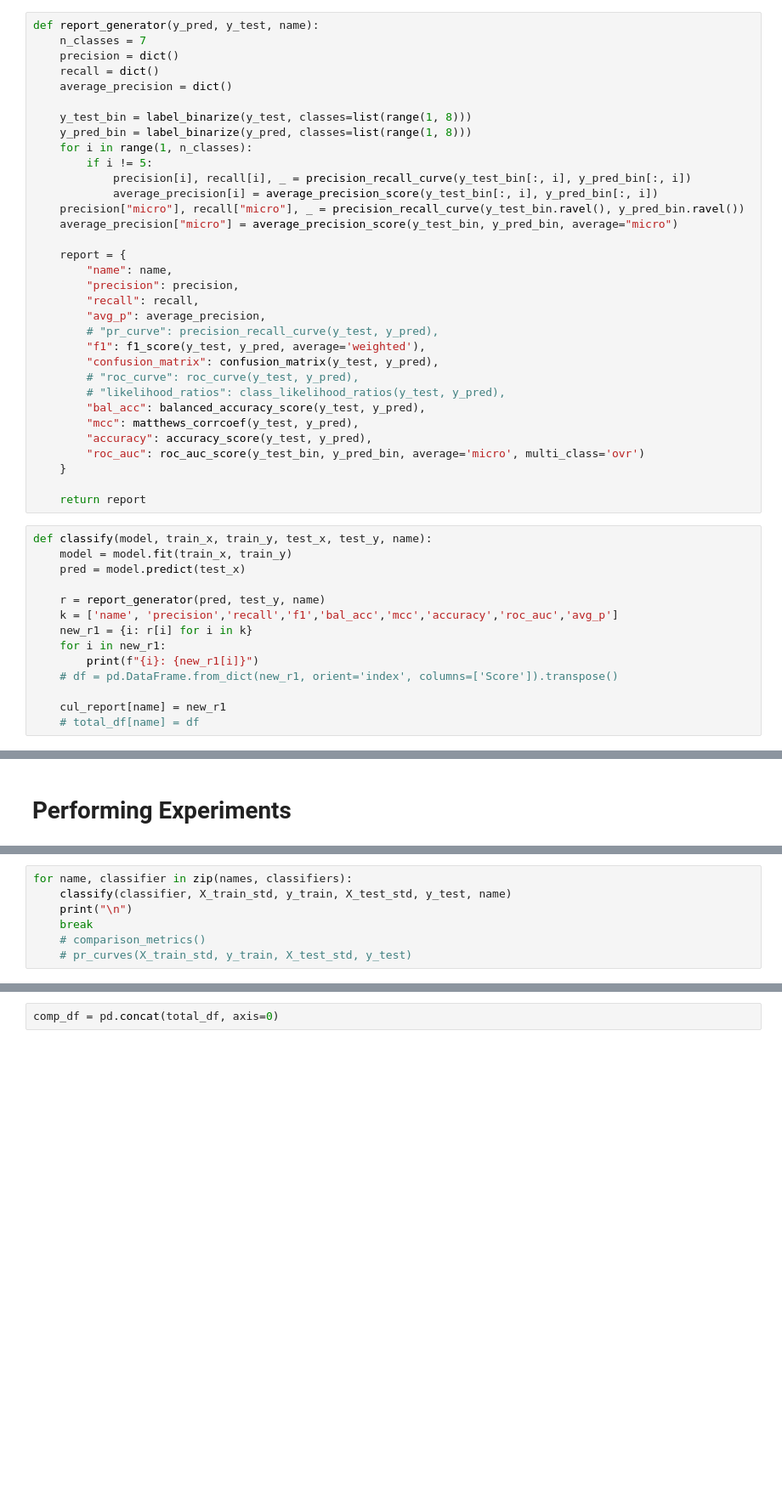
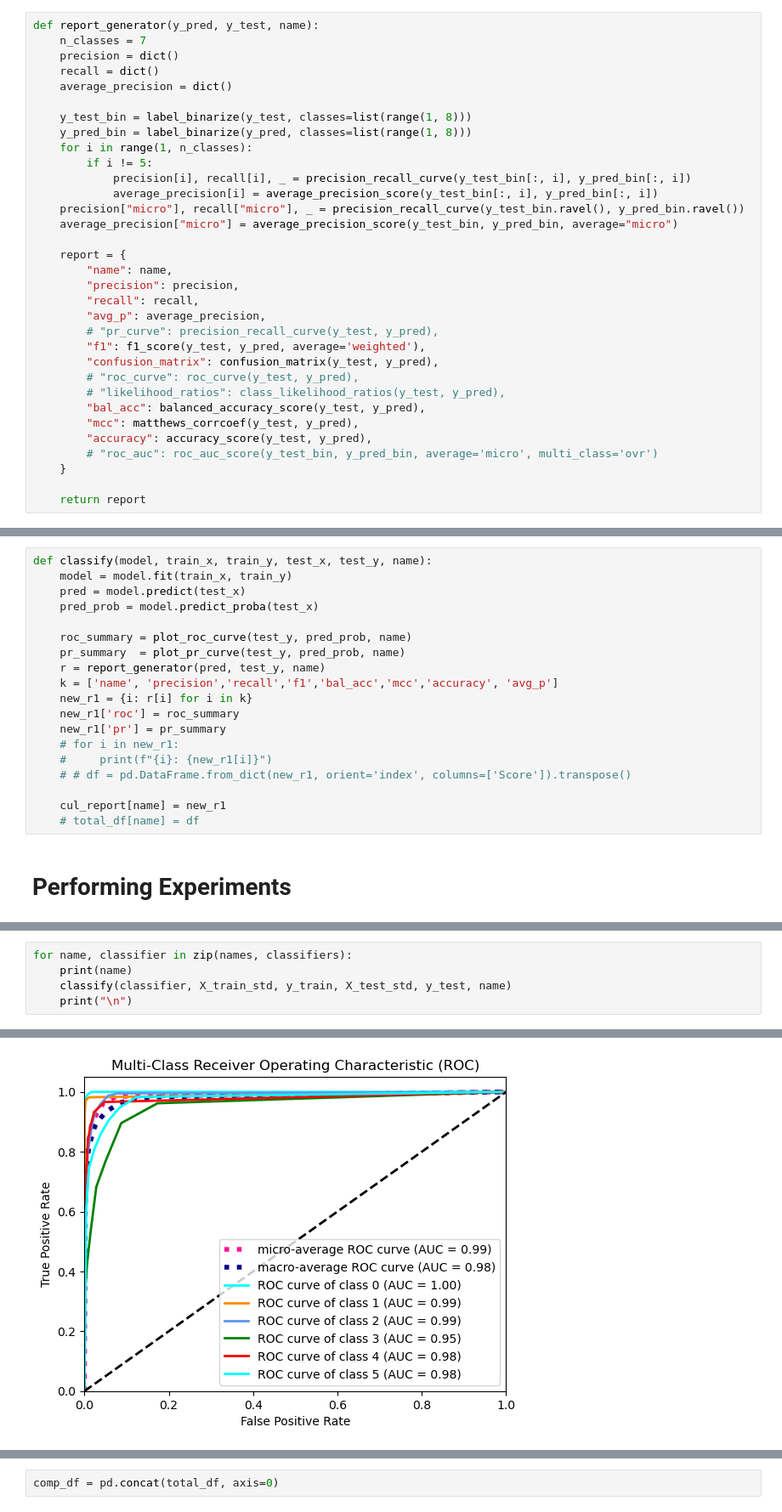
Before and after one commit to PranavRao25/Data-Analytics, a Jupyter notebook: assignment-7/code.ipynb, the cells around one changed output, grey strips where cells are left out. Shown at 85% size. Drawn from its saved outputs; the diff is of its cells as text; blank space fills up the shorter version.

Commit message:
roc and pr curve plotted

```diff
--- a/assignment-7/code.ipynb
+++ b/assignment-7/code.ipynb
@@ -212,24 +181,10 @@ def report_generator(y_pred, y_test, name):
         "bal_acc": balanced_accuracy_score(y_test, y_pred),
         "mcc": matthews_corrcoef(y_test, y_pred),
         "accuracy": accuracy_score(y_test, y_pred),
-        "roc_auc": roc_auc_score(y_test_bin, y_pred_bin, average='micro', multi_class='ovr')
+        # "roc_auc": roc_auc_score(y_test_bin, y_pred_bin, average='micro', multi_class='ovr')
     }
 
     return report
-# %%
-def classify(model, train_x, train_y, test_x, test_y, name):
-    model = model.fit(train_x, train_y)
-    pred = model.predict(test_x)
-
-    r = report_generator(pred, test_y, name)
-    k = ['name', 'precision','recall','f1','bal_acc','mcc','accuracy','roc_auc','avg_p']
-    new_r1 = {i: r[i] for i in k}
-    for i in new_r1:
-        print(f"{i}: {new_r1[i]}")
-    # df = pd.DataFrame.from_dict(new_r1, orient='index', columns=['Score']).transpose()
-
-    cul_report[name] = new_r1
-    # total_df[name] = df
 # %%
 def comparison_metrics():
     # Plot of Report generated using sklearn
@@ -444,2 +357,21 @@ def pr_curves(train_x, train_y, test_x, test_y):
+# %%
+def classify(model, train_x, train_y, test_x, test_y, name):
+    model = model.fit(train_x, train_y)
+    pred = model.predict(test_x)
+    pred_prob = model.predict_proba(test_x)
+
+    roc_summary = plot_roc_curve(test_y, pred_prob, name)
+    pr_summary  = plot_pr_curve(test_y, pred_prob, name)
+    r = report_generator(pred, test_y, name)
+    k = ['name', 'precision','recall','f1','bal_acc','mcc','accuracy', 'avg_p']
+    new_r1 = {i: r[i] for i in k}
+    new_r1['roc'] = roc_summary
+    new_r1['pr'] = pr_summary
+    # for i in new_r1:
+    #     print(f"{i}: {new_r1[i]}")
+    # # df = pd.DataFrame.from_dict(new_r1, orient='index', columns=['Score']).transpose()
+
+    cul_report[name] = new_r1
+    # total_df[name] = df
 # %% [markdown]
 # Performing Experiments
@@ -448,8 +409,6 @@ def pr_curves(train_x, train_y, test_x, test_y):
 # %%
 for name, classifier in zip(names, classifiers):
+    print(name)
     classify(classifier, X_train_std, y_train, X_test_std, y_test, name)
     print("\n")
-    break
-    # comparison_metrics()
-    # pr_curves(X_train_std, y_train, X_test_std, y_test)
 # %% [output]
@@ -464,0 +416 @@ avg_p: {1: np.float64(0.9504313063063062), 2: np.float64(0.8424523260950015), 3:
+[figure, added]
```
Also changed, not shown: parts of 9 cells of this notebook, 20 other files.
